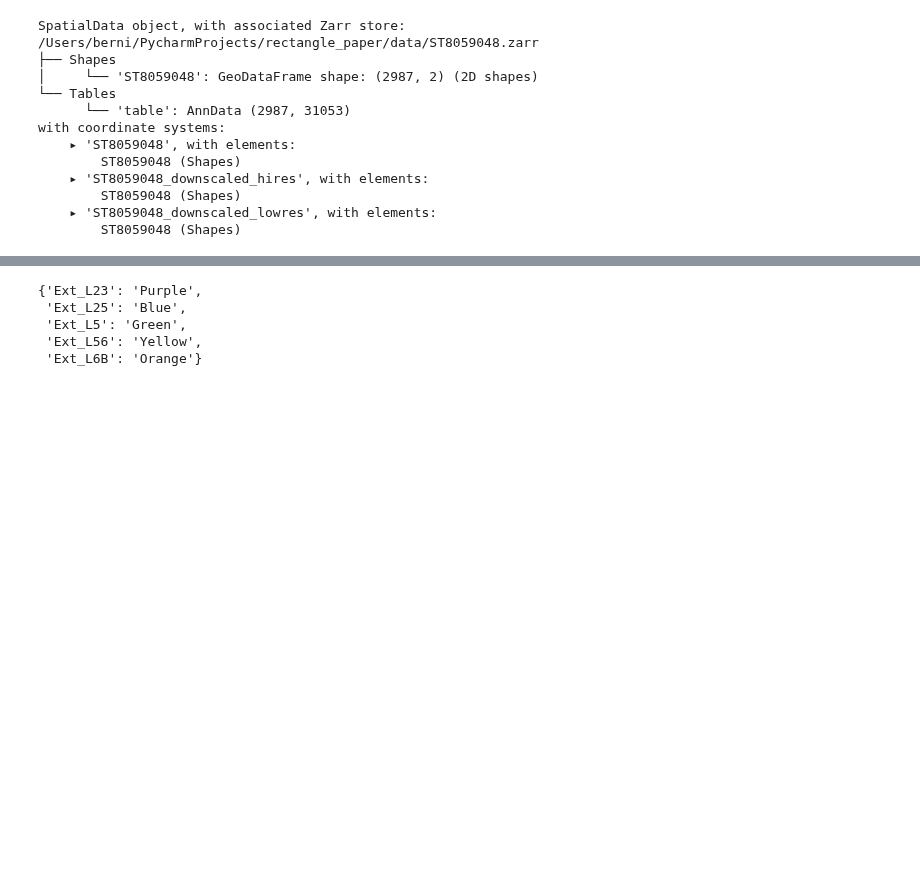
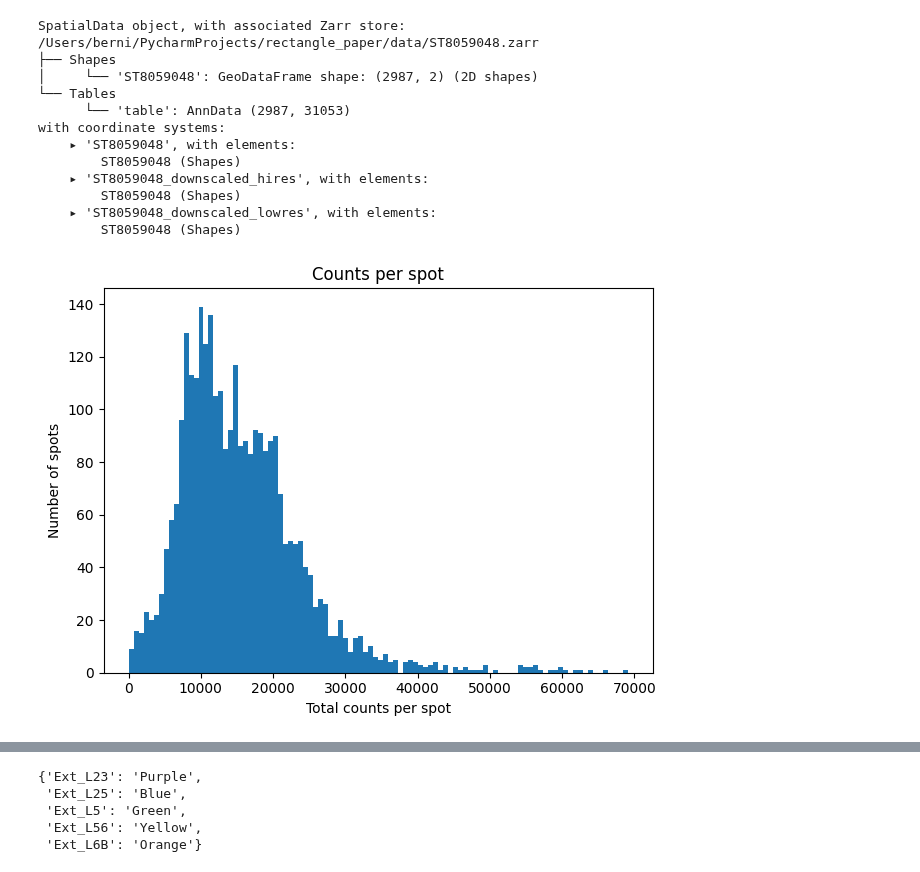
Before and after one commit to ComputationalBiomedicineGroup/rectangle_paper, a Jupyter notebook: notebooks/spatial_visualisation.ipynb, the cells around one changed output, grey strips where cells are left out. Cells and saved outputs as stored; diff of their text form; code cells hidden in the pictures; blank space fills up the shorter version.

```diff
--- a/notebooks/spatial_visualisation.ipynb
+++ b/notebooks/spatial_visualisation.ipynb
@@ -32,6 +32,27 @@ with coordinate systems:
         ST8059048 (Shapes)
     ▸ 'ST8059048_downscaled_lowres', with elements:
         ST8059048 (Shapes)
+# %%
+data_table = sdata['table']
+bulks = data_table.to_df()
+import matplotlib.pyplot as plt
+# total counts per column (gene) and per row (spot)
+counts_per_row = bulks.sum(axis=1)
+
+
+
+
+
+# Optional: small histogram for counts per row (library sizes)
+fig, ax = plt.subplots(dpi=100)
+ax.hist(counts_per_row.values, bins=100)
+ax.set_title("Counts per spot")
+ax.set_xlabel("Total counts per spot")
+ax.set_ylabel("Number of spots")
+plt.tight_layout()
+plt.show()
+# %% [output]
+[figure, added]
 # %%
 estimations = pd.read_csv("../data/spatial_estimations_ST8059048.csv", index_col=0)
 estimations
```
Also changed, not shown: parts of 11 cells of this notebook, 2 other files.
